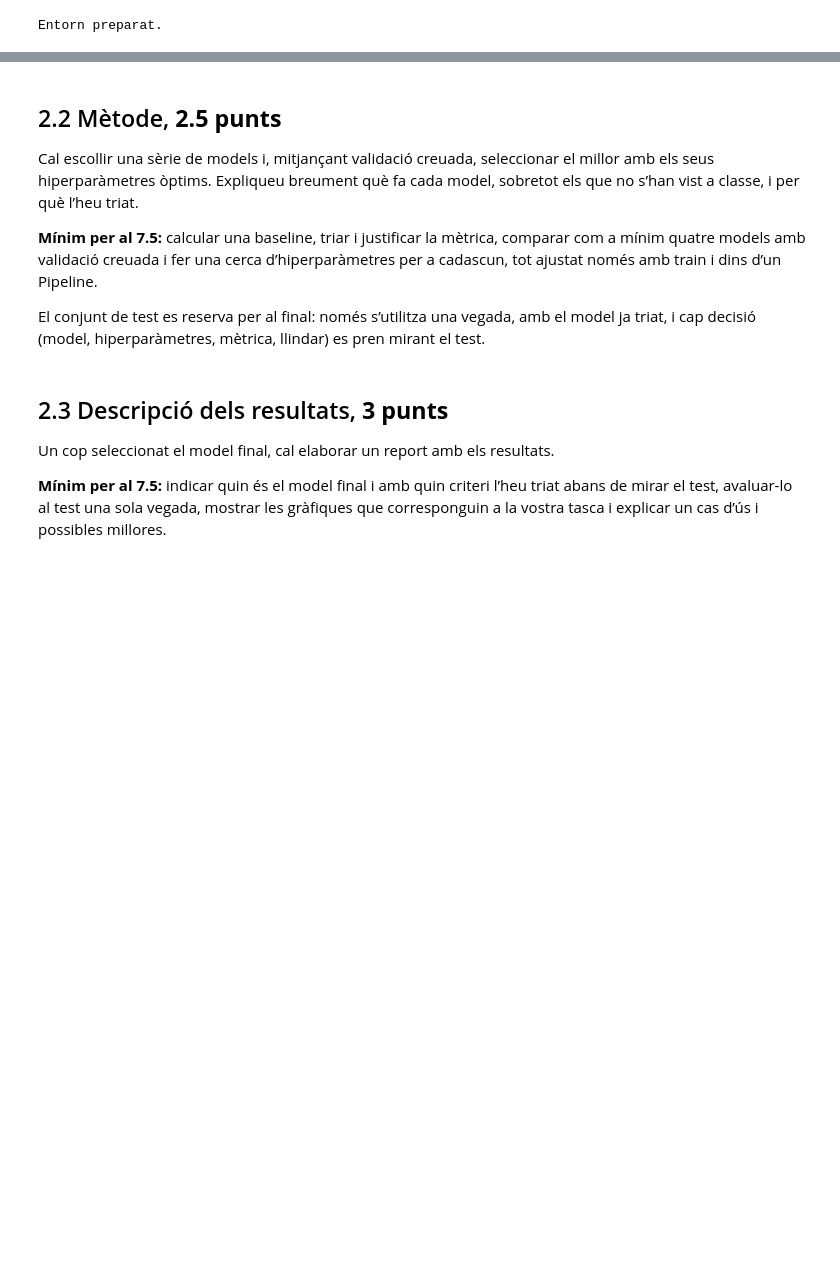
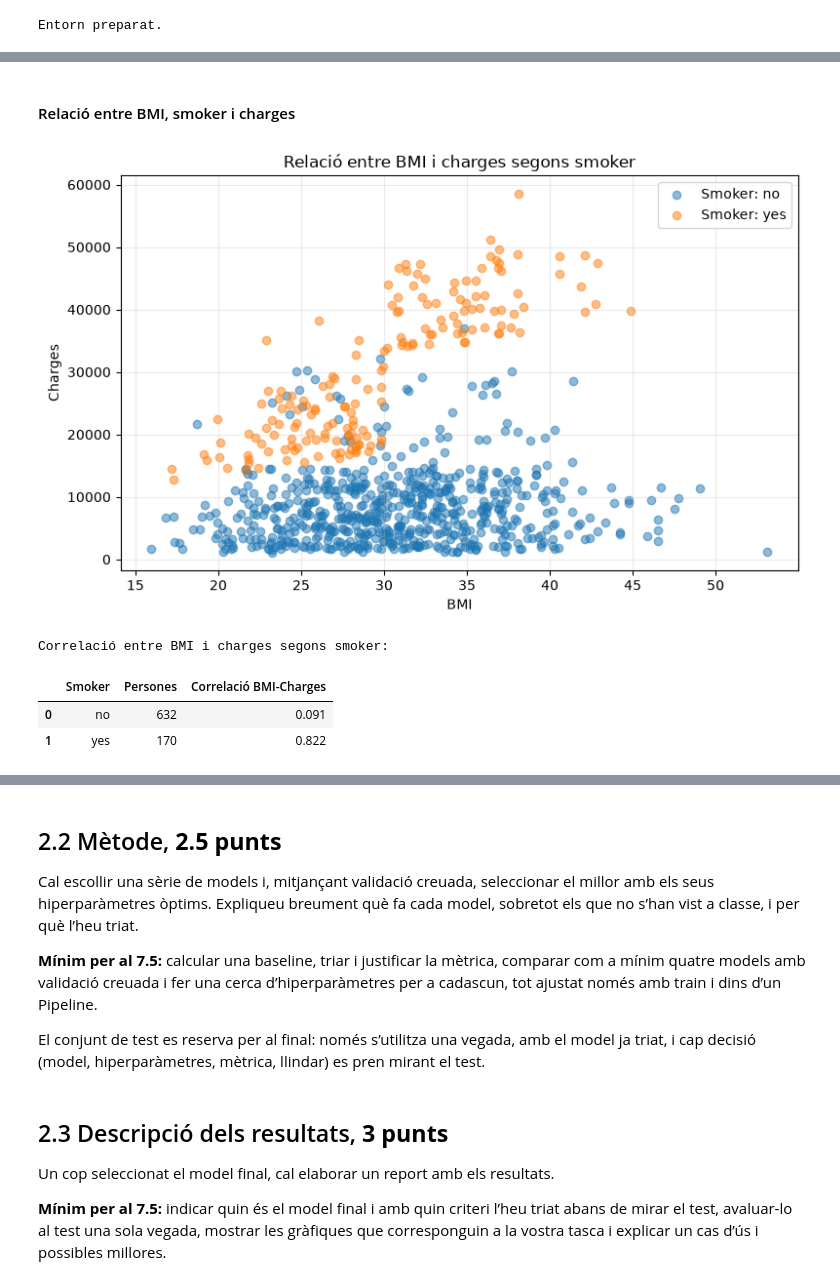
Before and after one commit to RayanUAB/Cas-Kaggle-Insurance, a Jupyter notebook: APC_Cas_Kaggle_2026_v2.ipynb, the cells around one changed output, grey strips where cells are left out. Saved outputs shown, nothing was run; the diff lists cells and outputs as text; code cells hidden in the pictures; blank space fills up the shorter version.

```diff
--- a/APC_Cas_Kaggle_2026_v2.ipynb
+++ b/APC_Cas_Kaggle_2026_v2.ipynb
@@ -506,0 +459,36 @@ Tot el que s’aprèn de les dades (medianes, modes, escalats, codificacions, se
+# %% [markdown]
+#### Relació entre BMI, smoker i charges
+# %%
+
+# Relació entre BMI, smoker i charges
+
+resultats_bmi = []
+
+plt.figure(figsize=(8,5))
+
+for fuma in ["no","yes"]:
+
+    dades = df_train[df_train["smoker"] == fuma]
+
+    correlacio = dades["bmi"].corr(dades[target])
+    resultats_bmi.append([fuma,len(dades),correlacio])
+
+    plt.scatter(dades["bmi"],dades[target],alpha=0.5,label="Smoker: "+fuma)
+
+plt.title("Relació entre BMI i charges segons smoker")
+plt.xlabel("BMI")
+plt.ylabel("Charges")
+plt.legend()
+plt.tight_layout()
+plt.show()
+
+taula_bmi = pd.DataFrame(resultats_bmi,columns=["Smoker","Persones","Correlació BMI-Charges"])
+
+print("Correlació entre BMI i charges segons smoker:")
+display(taula_bmi.round(3))
+# %% [output]
+[figure, added]
+Correlació entre BMI i charges segons smoker:
+|  | Smoker | Persones | Correlació BMI-Charges |
+| 0 | no | 632 | 0.091 |
+| 1 | yes | 170 | 0.822 |
```
Also changed, not shown: parts of 32 cells of this notebook.
